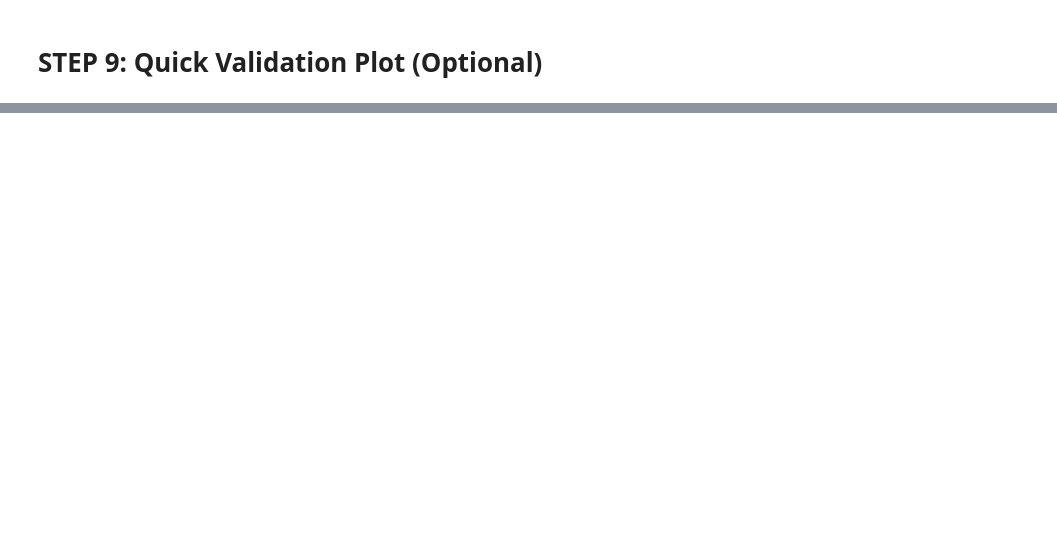
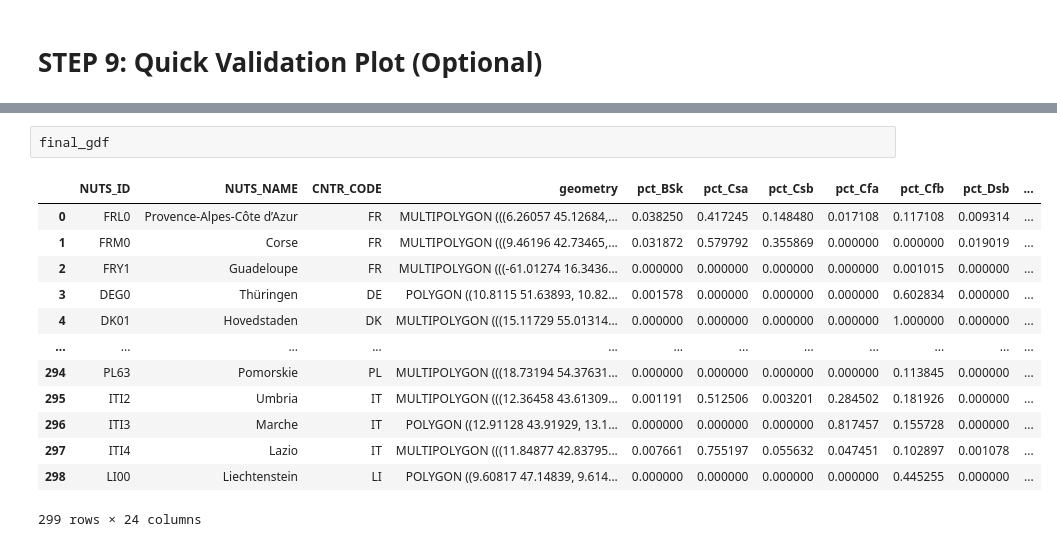
Before and after one commit to poloniki/etrace, a Jupyter notebook: climatemodel.ipynb, the cells around one changed output, grey strips where cells are left out. Cells and saved outputs as stored; diff of their text form; blank space fills up the shorter version.

```diff
--- a/climatemodel.ipynb
+++ b/climatemodel.ipynb
@@ -169,0 +190,16 @@ if not example_region.empty:
+# %%
+final_gdf
+# %% [output]
+|  | NUTS_ID | NUTS_NAME | CNTR_CODE | geometry | pct_BSk | pct_Csa | pct_Csb | pct_Cfa | pct_Cfb | pct_Dsb | ... |
+| 0 | FRL0 | Provence-Alpes-Côte d’Azur | FR | MULTIPOLYGON (((6.26057 45.12684,... | 0.038250 | 0.417245 | 0.148480 | 0.017108 | 0.117108 | 0.009314 | ... |
+| 1 | FRM0 | Corse | FR | MULTIPOLYGON (((9.46196 42.73465,... | 0.031872 | 0.579792 | 0.355869 | 0.000000 | 0.000000 | 0.019019 | ... |
+| 2 | FRY1 | Guadeloupe | FR | MULTIPOLYGON (((-61.01274 16.3436... | 0.000000 | 0.000000 | 0.000000 | 0.000000 | 0.001015 | 0.000000 | ... |
+| 3 | DEG0 | Thüringen | DE | POLYGON ((10.8115 51.63893, 10.82... | 0.001578 | 0.000000 | 0.000000 | 0.000000 | 0.602834 | 0.000000 | ... |
+| 4 | DK01 | Hovedstaden | DK | MULTIPOLYGON (((15.11729 55.01314... | 0.000000 | 0.000000 | 0.000000 | 0.000000 | 1.000000 | 0.000000 | ... |
+| ... | ... | ... | ... | ... | ... | ... | ... | ... | ... | ... | ... |
+| 294 | PL63 | Pomorskie | PL | MULTIPOLYGON (((18.73194 54.37631... | 0.000000 | 0.000000 | 0.000000 | 0.000000 | 0.113845 | 0.000000 | ... |
+| 295 | ITI2 | Umbria | IT | MULTIPOLYGON (((12.36458 43.61309... | 0.001191 | 0.512506 | 0.003201 | 0.284502 | 0.181926 | 0.000000 | ... |
+| 296 | ITI3 | Marche | IT | POLYGON ((12.91128 43.91929, 13.1... | 0.000000 | 0.000000 | 0.000000 | 0.817457 | 0.155728 | 0.000000 | ... |
+| 297 | ITI4 | Lazio | IT | MULTIPOLYGON (((11.84877 42.83795... | 0.007661 | 0.755197 | 0.055632 | 0.047451 | 0.102897 | 0.001078 | ... |
+| 298 | LI00 | Liechtenstein | LI | POLYGON ((9.60817 47.14839, 9.614... | 0.000000 | 0.000000 | 0.000000 | 0.000000 | 0.445255 | 0.000000 | ... |
+299 rows × 24 columns
```
Also changed, not shown: parts of 7 cells of this notebook, 1 other file.
